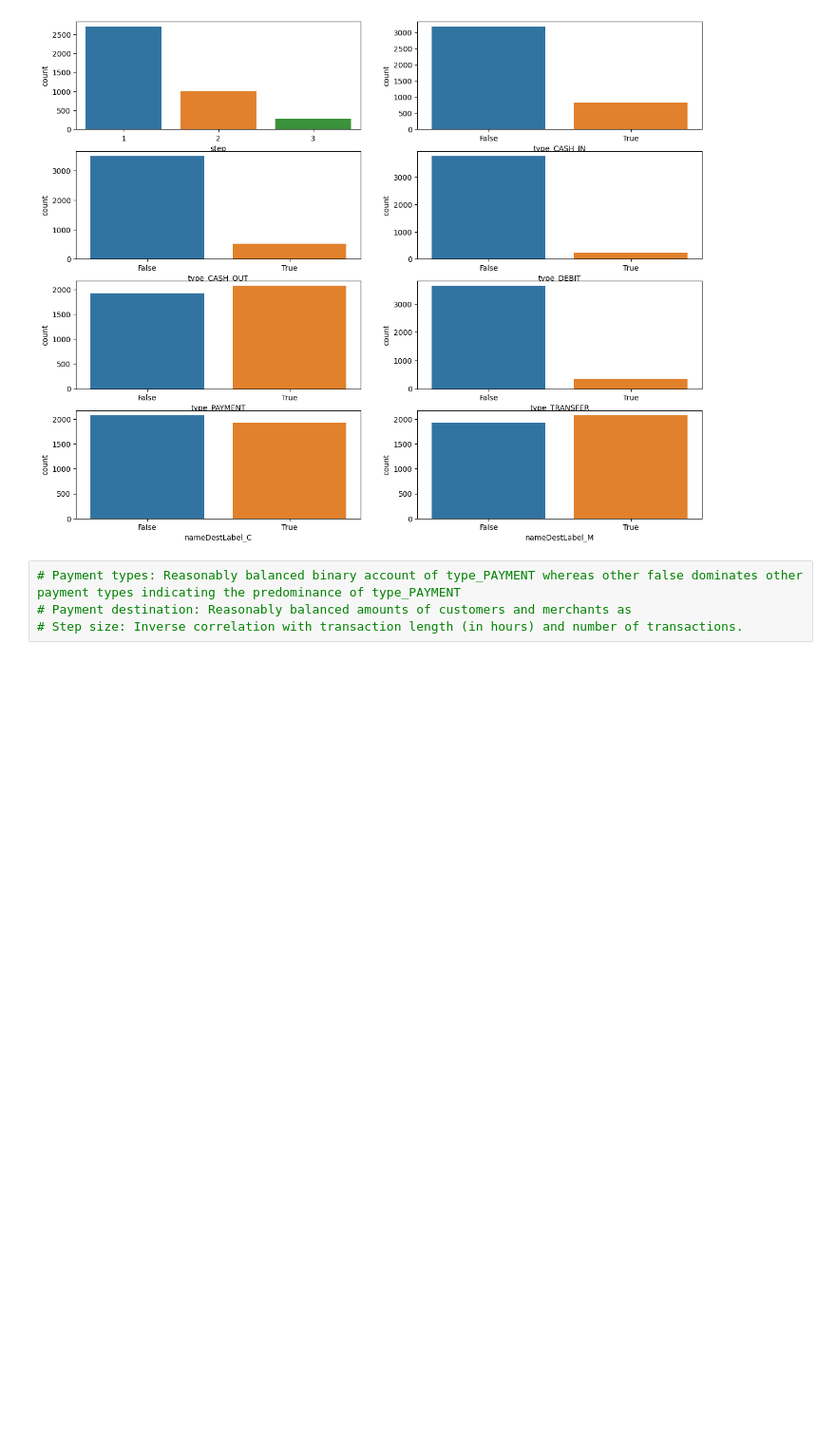
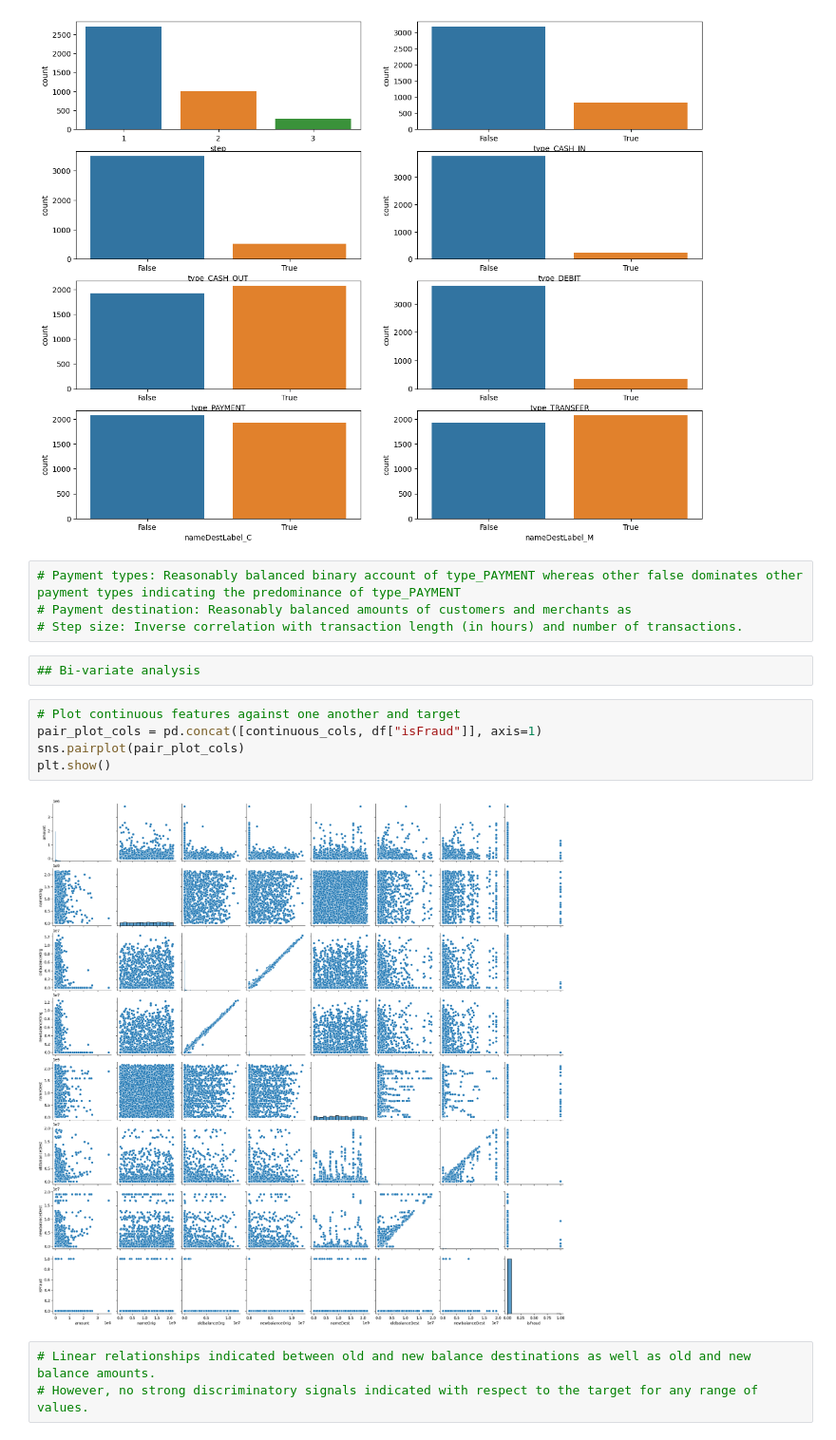
Before and after one commit to mrmarq1/fraud-detection, a Jupyter notebook: fraud_detection.ipynb, the cells around one changed output. Shown at 95% size. Drawn from its saved outputs; the diff is of its cells as text; blank space fills up the shorter version.

Commit message:
EDA - bivariate analysis

```diff
--- a/fraud_detection.ipynb
+++ b/fraud_detection.ipynb
@@ -228,3 +232,15 @@ for i in range(n):
 # Payment types: Reasonably balanced binary account of type_PAYMENT whereas other false dominates other payment types indicating the predominance of type_PAYMENT
 # Payment destination: Reasonably balanced amounts of customers and merchants as
 # Step size: Inverse correlation with transaction length (in hours) and number of transactions.
+# %%
+## Bi-variate analysis
+# %%
+# Plot continuous features against one another and target
+pair_plot_cols = pd.concat([continuous_cols, df["isFraud"]], axis=1)
+sns.pairplot(pair_plot_cols)
+plt.show()
+# %% [output]
+[figure, added]
+# %%
+# Linear relationships indicated between old and new balance destinations as well as old and new balance amounts.
+# However, no strong discriminatory signals indicated with respect to the target for any range of values.
```
Also changed, not shown: parts of 4 cells of this notebook.
